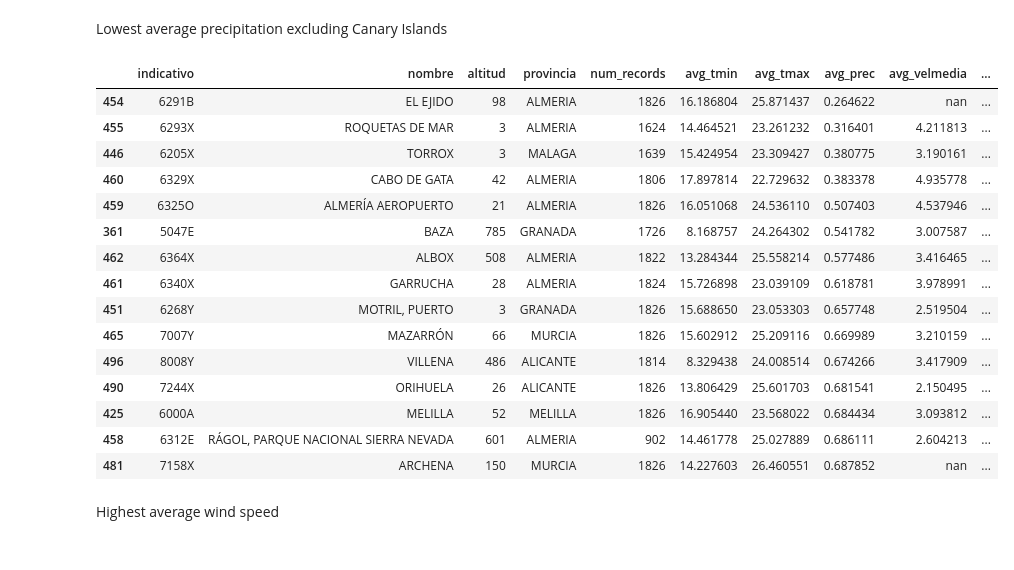
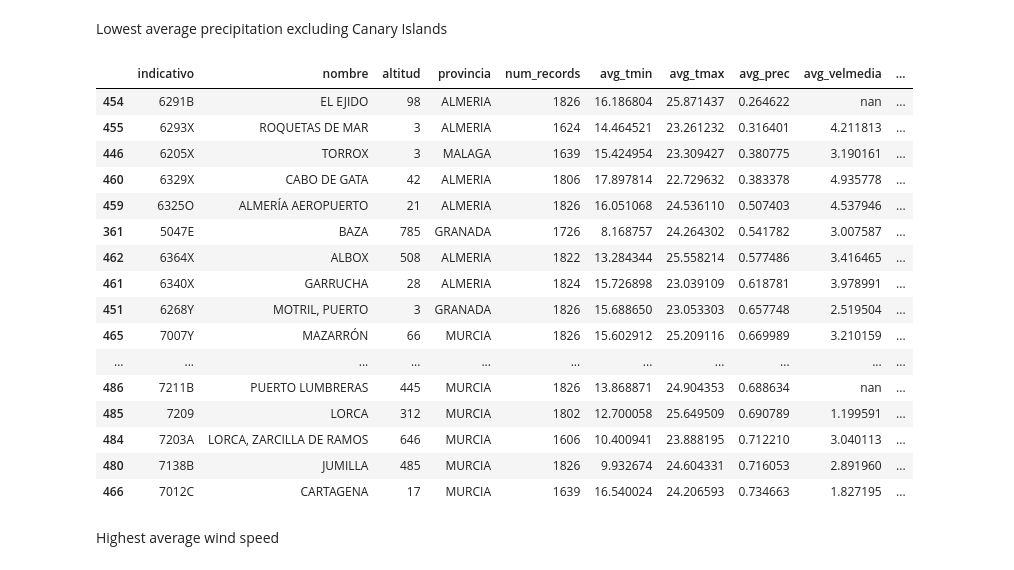
Before and after one commit to reddgr/energy-price-forecasting-in-power-grids, a Jupyter notebook: notebooks/07_weather_stats.ipynb, the cells around one changed output. Cells and saved outputs as stored; diff of their text form; code cells hidden in the pictures.

```diff
--- a/notebooks/07_weather_stats.ipynb
+++ b/notebooks/07_weather_stats.ipynb
@@ -347,31 +293,32 @@ Lowest average precipitation excluding Canary Islands
 # %%
 # Lowest average precipitation excluding Canary Islands
 lowest_prec_no_canary = (
     stations_df[~stations_df["provincia"].str.contains("TENERIFE|PALMAS", na=False)]
     .dropna(subset=["avg_prec"])
     .sort_values("avg_prec", ascending=True)
-    .head(15)
+    .head(20)
 )
 display(
     lowest_prec_no_canary.style.set_properties(subset=["avg_prec"], **{"background-color": "#e2d40e", "color": "black"})
 )
 # %% [output]
 |  | indicativo | nombre | altitud | provincia | num_records | avg_tmin | avg_tmax | avg_prec | avg_velmedia | ... |
 | 454 | 6291B | EL EJIDO | 98 | ALMERIA | 1826 | 16.186804 | 25.871437 | 0.264622 | nan | ... |
 | 455 | 6293X | ROQUETAS DE MAR | 3 | ALMERIA | 1624 | 14.464521 | 23.261232 | 0.316401 | 4.211813 | ... |
 | 446 | 6205X | TORROX | 3 | MALAGA | 1639 | 15.424954 | 23.309427 | 0.380775 | 3.190161 | ... |
 | 460 | 6329X | CABO DE GATA | 42 | ALMERIA | 1806 | 17.897814 | 22.729632 | 0.383378 | 4.935778 | ... |
 | 459 | 6325O | ALMERÍA AEROPUERTO | 21 | ALMERIA | 1826 | 16.051068 | 24.536110 | 0.507403 | 4.537946 | ... |
 | 361 | 5047E | BAZA | 785 | GRANADA | 1726 | 8.168757 | 24.264302 | 0.541782 | 3.007587 | ... |
 | 462 | 6364X | ALBOX | 508 | ALMERIA | 1822 | 13.284344 | 25.558214 | 0.577486 | 3.416465 | ... |
 | 461 | 6340X | GARRUCHA | 28 | ALMERIA | 1824 | 15.726898 | 23.039109 | 0.618781 | 3.978991 | ... |
 | 451 | 6268Y | MOTRIL, PUERTO | 3 | GRANADA | 1826 | 15.688650 | 23.053303 | 0.657748 | 2.519504 | ... |
 | 465 | 7007Y | MAZARRÓN | 66 | MURCIA | 1826 | 15.602912 | 25.209116 | 0.669989 | 3.210159 | ... |
-| 496 | 8008Y | VILLENA | 486 | ALICANTE | 1814 | 8.329438 | 24.008514 | 0.674266 | 3.417909 | ... |
-| 490 | 7244X | ORIHUELA | 26 | ALICANTE | 1826 | 13.806429 | 25.601703 | 0.681541 | 2.150495 | ... |
-| 425 | 6000A | MELILLA | 52 | MELILLA | 1826 | 16.905440 | 23.568022 | 0.684434 | 3.093812 | ... |
-| 458 | 6312E | RÁGOL, PARQUE NACIONAL SIERRA NEVADA | 601 | ALMERIA | 902 | 14.461778 | 25.027889 | 0.686111 | 2.604213 | ... |
-| 481 | 7158X | ARCHENA | 150 | MURCIA | 1826 | 14.227603 | 26.460551 | 0.687852 | nan | ... |
+| ... | ... | ... | ... | ... | ... | ... | ... | ... | ... | ... |
+| 486 | 7211B | PUERTO LUMBRERAS | 445 | MURCIA | 1826 | 13.868871 | 24.904353 | 0.688634 | nan | ... |
+| 485 | 7209 | LORCA | 312 | MURCIA | 1802 | 12.700058 | 25.649509 | 0.690789 | 1.199591 | ... |
+| 484 | 7203A | LORCA, ZARCILLA DE RAMOS | 646 | MURCIA | 1606 | 10.400941 | 23.888195 | 0.712210 | 3.040113 | ... |
+| 480 | 7138B | JUMILLA | 485 | MURCIA | 1826 | 9.932674 | 24.604331 | 0.716053 | 2.891960 | ... |
+| 466 | 7012C | CARTAGENA | 17 | MURCIA | 1639 | 16.540024 | 24.206593 | 0.734663 | 1.827195 | ... |
 # %% [markdown]
 Highest average wind speed
 # %%
```
Also changed, not shown: parts of 11 cells of this notebook, 3 other files.
